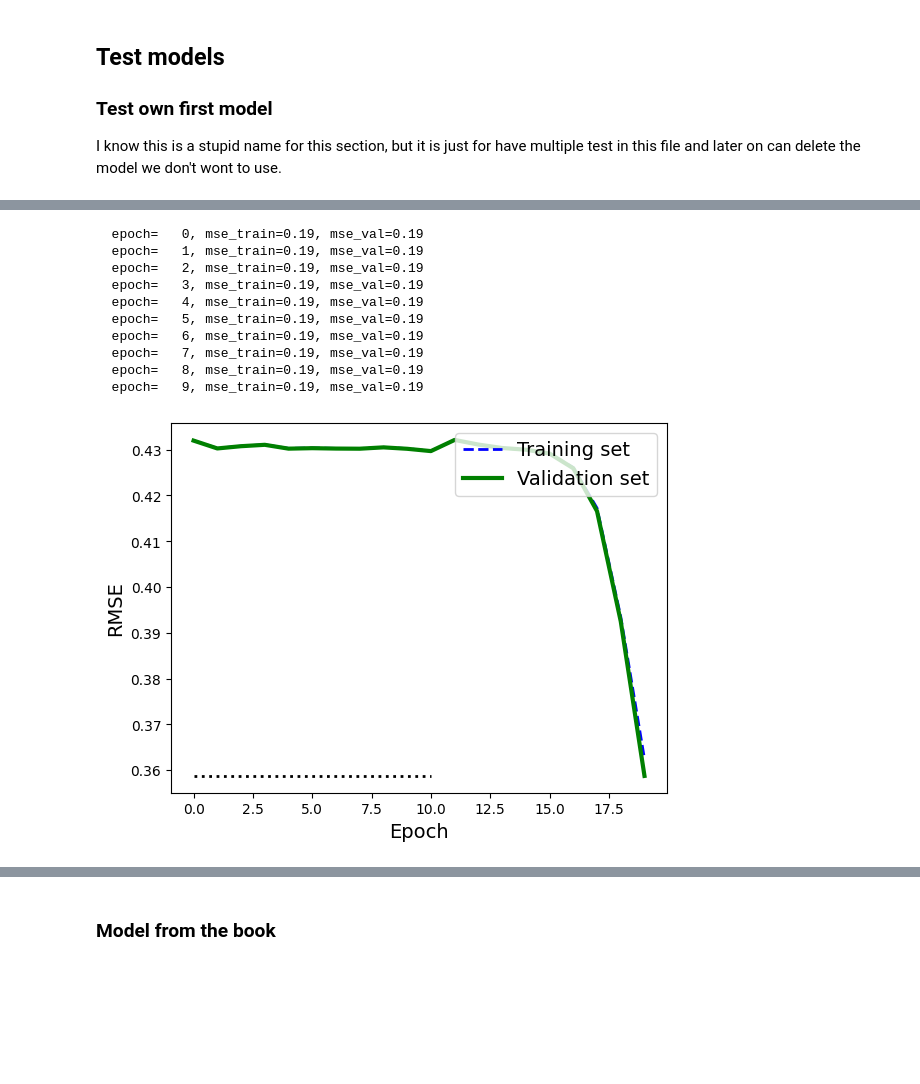
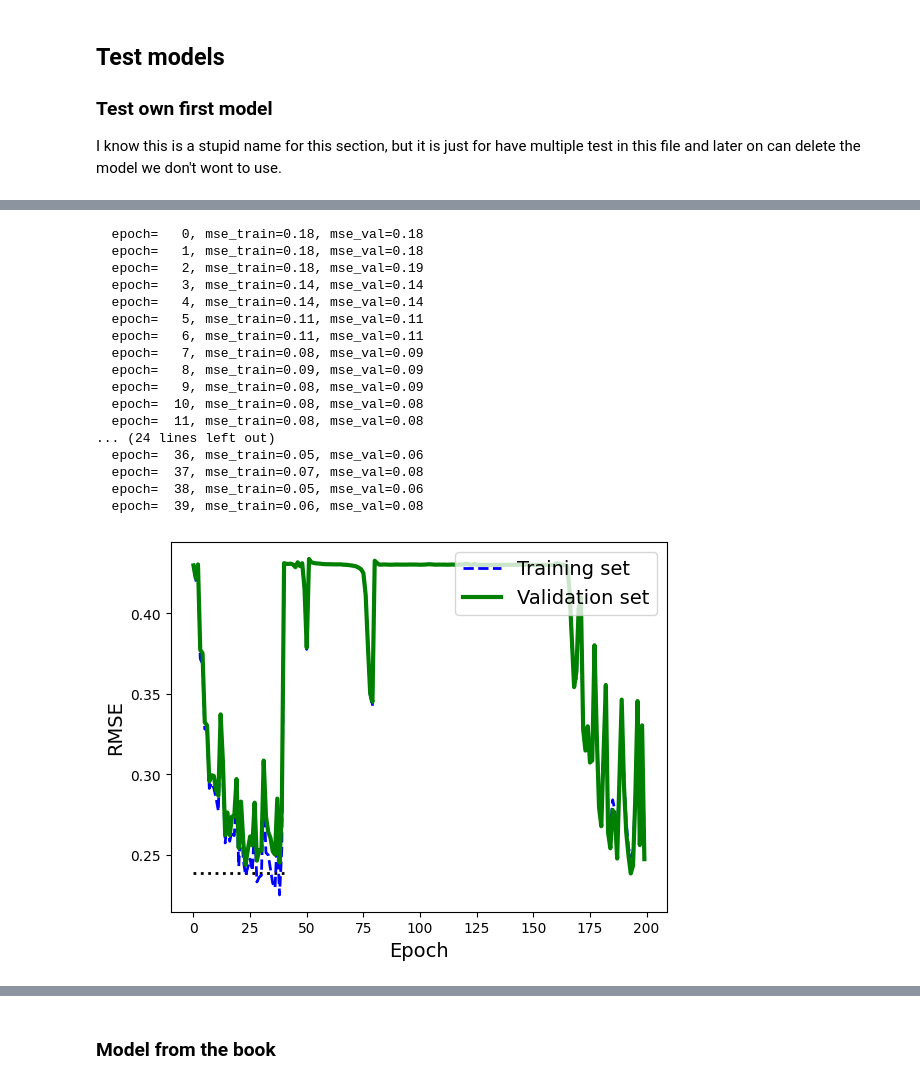
Before and after one commit to BjarkeKarlsen/mal12, a Jupyter notebook: O4/O4.ipynb, the cells around one changed output, grey strips where cells are left out. Drawn from its saved outputs; the diff is of its cells as text; code cells hidden in the pictures; blank space fills up the shorter version.

Commit message:
Trained

```diff
--- a/O4/O4.ipynb
+++ b/O4/O4.ipynb
@@ -382,6 +383,6 @@ def evalute_model(model):
 ### Test own first model
 I know this is a stupid name for this section, but it is just for have multiple test in this file and later on can delete the model we don't wont to use.
 # %%
-model = train_and_evaluate_model(createModel, X_train, y_train, X_test, y_test, folds=2, n_epochs=10)
+model = train_and_evaluate_model(createModel, X_train, y_train, folds=5, n_epochs=40)
 evalute_model(model)
 # %% [output]
@@ -406,11 +407,18 @@ Average scores for all folds:
-  epoch=   0, mse_train=0.19, mse_val=0.19
-  epoch=   1, mse_train=0.19, mse_val=0.19
-  epoch=   2, mse_train=0.19, mse_val=0.19
-  epoch=   3, mse_train=0.19, mse_val=0.19
-  epoch=   4, mse_train=0.19, mse_val=0.19
-  epoch=   5, mse_train=0.19, mse_val=0.19
-  epoch=   6, mse_train=0.19, mse_val=0.19
-  epoch=   7, mse_train=0.19, mse_val=0.19
-  epoch=   8, mse_train=0.19, mse_val=0.19
-  epoch=   9, mse_train=0.19, mse_val=0.19
+  epoch=   0, mse_train=0.18, mse_val=0.18
+  epoch=   1, mse_train=0.18, mse_val=0.18
+  epoch=   2, mse_train=0.18, mse_val=0.19
+  epoch=   3, mse_train=0.14, mse_val=0.14
+  epoch=   4, mse_train=0.14, mse_val=0.14
+  epoch=   5, mse_train=0.11, mse_val=0.11
+  epoch=   6, mse_train=0.11, mse_val=0.11
+  epoch=   7, mse_train=0.08, mse_val=0.09
+  epoch=   8, mse_train=0.09, mse_val=0.09
+  epoch=   9, mse_train=0.08, mse_val=0.09
+  epoch=  10, mse_train=0.08, mse_val=0.08
+  epoch=  11, mse_train=0.08, mse_val=0.08
+... (24 lines left out)
+  epoch=  36, mse_train=0.05, mse_val=0.06
+  epoch=  37, mse_train=0.07, mse_val=0.08
+  epoch=  38, mse_train=0.05, mse_val=0.06
+  epoch=  39, mse_train=0.06, mse_val=0.08
-[figure, old version]
+[figure, new version]
```
Also changed, not shown: parts of 3 cells of this notebook.
